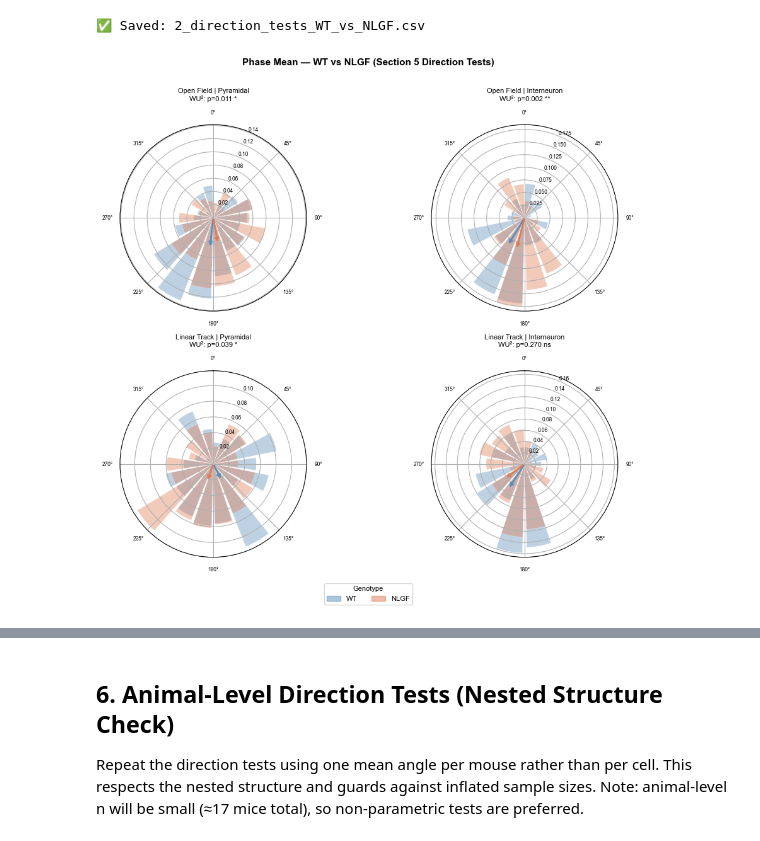
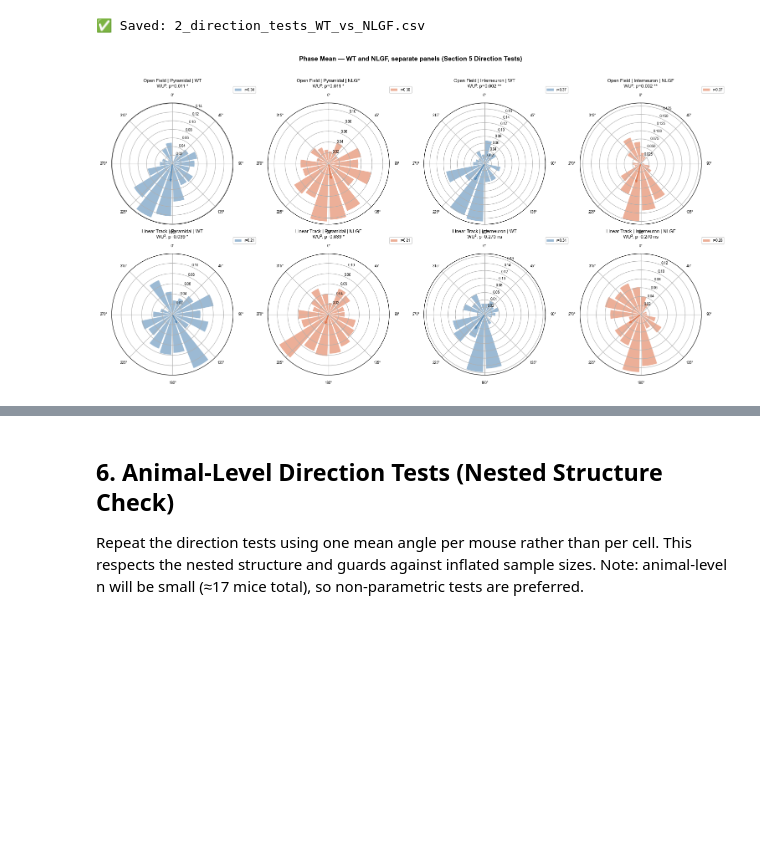
Before and after one commit to lkatsouri/NLGF_ephys_AXONA_data, a Jupyter notebook: ephys_phase_circular_analysis.ipynb, the cells around one changed output, grey strips where cells are left out. Saved outputs shown, nothing was run; the diff lists cells and outputs as text; code cells hidden in the pictures; blank space fills up the shorter version.

```diff
--- a/ephys_phase_circular_analysis.ipynb
+++ b/ephys_phase_circular_analysis.ipynb
@@ -404,16 +404,89 @@ WT vs NLGF — Direction Tests on phase_mean
 # %%
 import matplotlib.pyplot as plt
 import numpy as np
-
-# ── Figure 1: Overlaid rose diagrams (2×2 grid) ──────────────────────────────
-fig = plt.figure(figsize=(10, 9))
-fig.suptitle("Phase Mean — WT vs NLGF (Section 5 Direction Tests)",
-             fontsize=11, fontweight='bold', y=0.98)
 
 n_bins = 18
 bin_edges   = np.linspace(0, 2 * np.pi, n_bins + 1)
 bin_centers = (bin_edges[:-1] + bin_edges[1:]) / 2
 bin_width   = 2 * np.pi / n_bins
+
+# ── Figure 2a: Rose diagrams per genotype, one panel each (2×4 grid) ─────────
+fig_a = plt.figure(figsize=(15, 8))
+fig_a.suptitle("Phase Mean — WT and NLGF, separate panels (Section 5 Direction Tests)",
+               fontsize=11, fontweight='bold', y=0.98)
+
+n_cols_a = len(CELL_TYPES) * len(GENOTYPES)
+
+for i_env, env in enumerate(ENVIRONMENTS):
+    for i_ct, ct in enumerate(CELL_TYPES):
+        match = df_direction[
+            (df_direction['environment'] == env) &
+            (df_direction['cell_type']   == ct)
+        ]
+        if not match.empty:
+            row  = match.iloc[0]
+            rec  = row['recommended_test']
+            p    = row['WW_p'] if rec == 'watson_williams' else row['WU2_p']
+            sig  = sig_label(p) if not pd.isna(p) else 'NA'
+            test_lbl = 'WW' if rec == 'watson_williams' else 'WU²'
+            subtitle = f"{test_lbl}: p={p:.3f} {sig}"
+        else:
+            subtitle = 'no data'
+
+        for i_geno, geno in enumerate(GENOTYPES):
+            col_idx = i_ct * len(GENOTYPES) + i_geno
+            ax = fig_a.add_subplot(
+                len(ENVIRONMENTS), n_cols_a,
+                i_env * n_cols_a + col_idx + 1,
+                projection='polar'
+            )
+
+            angles = get_angles(df, env, ct, geno)
+            title = f"{env.replace('_',' ').title()} | {ct} | {geno}"
+            if len(angles) < 5:
+                ax.set_title(f"{title}\n(insufficient data)", fontsize=8, pad=10)
+                ax.set_theta_zero_location('N')
+                ax.set_theta_direction(-1)
+                continue
+
+            counts, _ = np.histogram(angles % (2 * np.pi), bins=bin_edges)
+            freq = counts / len(angles)
+            circ  = make_circular(angles)
+            mu    = circ.mean % (2 * np.pi)
+            r     = circ.r
+
+            ax.bar(bin_centers, freq,
+                   width=bin_width * 0.85,
+                   alpha=0.60,
+                   color=GENO_COLORS[geno],
+                   edgecolor='white', linewidth=0.3,
+                   label=f"r={r:.2f}")
+
+            ax.annotate('',
+                        xy=(mu, r * freq.max()),
+                        xytext=(mu, 0),
+                        arrowprops=dict(arrowstyle='->',
+                                        color=GENO_COLORS[geno],
+                                        lw=2.0))
+
+            ax.set_title(f"{title}\n{subtitle}", fontsize=8, pad=10)
+            ax.set_theta_zero_location('N')
+            ax.set_theta_direction(-1)
+            ax.set_xticks(np.linspace(0, 2 * np.pi, 8, endpoint=False))
+            ax.set_xticklabels(['0°','45°','90°','135°','180°','225°','270°','315°'],
+                               fontsize=6)
+            ax.tick_params(axis='y', labelsize=6)
+            ax.legend(loc='upper right', fontsize=6, bbox_to_anchor=(1.2, 1.15))
+
+plt.tight_layout(rect=[0, 0, 1, 0.94])
+fig_a.savefig(OUTPUT_DIR / '2a_direction_test_rose_plots_for_each_cel_type.pdf', bbox_inches='tight')
+plt.show()
+plt.close(fig_a)
+
+# ── Figure 2b: Overlaid rose diagrams (2×2 grid) ─────────────────────────────
+fig = plt.figure(figsize=(10, 9))
+fig.suptitle("Phase Mean — WT vs NLGF (Section 5 Direction Tests)",
+             fontsize=11, fontweight='bold', y=0.98)
 
 for i_env, env in enumerate(ENVIRONMENTS):
     for i_ct, ct in enumerate(CELL_TYPES):
@@ -536,31 +609,32 @@ ax = axes[1]
 ax.bar(x - w/2, mean_wt_vals,   width=w, color=GENO_COLORS['WT'],
        alpha=0.8, label='WT',   edgecolor='white')
 ax.bar(x + w/2, mean_nlgf_vals, width=w, color=GENO_COLORS['NLGF'],
        alpha=0.8, label='NLGF', edgecolor='white')
 ax.set_xticks(x)
 ax.set_xticklabels(labels, fontsize=7)
 ax.set_ylabel('Mean direction (°)', fontsize=8)
 ax.set_title('Mean Phase Direction', fontsize=9)
 ax.set_ylim(0, 360)
 ax.set_yticks([0, 90, 180, 270, 360])
 ax.legend(fontsize=7)
 ax.spines['top'].set_visible(False)
 ax.spines['right'].set_visible(False)
 
 # Annotate recommended test p-values on concentration plot
 for i, row in df_direction.reset_index(drop=True).iterrows():
     rec = row['recommended_test']
     p   = row['WW_p'] if rec == 'watson_williams' else row['WU2_p']
     sig = sig_label(p) if not pd.isna(p) else 'NA'
     axes[0].text(i, max(row['r_WT'], row['r_NLGF']) + 0.03,
                  sig, ha='center', va='bottom', fontsize=9)
 
 plt.tight_layout()
 fig.savefig(OUTPUT_DIR / '2c_direction_test_summary_bars.pdf', bbox_inches='tight')
 plt.show()
 plt.close(fig)
 
+print("✅ Saved: 2a_direction_test_rose_plots_for_each_cel_type.pdf")
 print("✅ Saved: 2b_direction_test_rose_plots.pdf")
 print("✅ Saved: 2c_direction_test_summary_bars.pdf")
 # %% [output]
-[figure, old version]
+[figure, new version]
```
Also changed, not shown: parts of 4 cells of this notebook.
